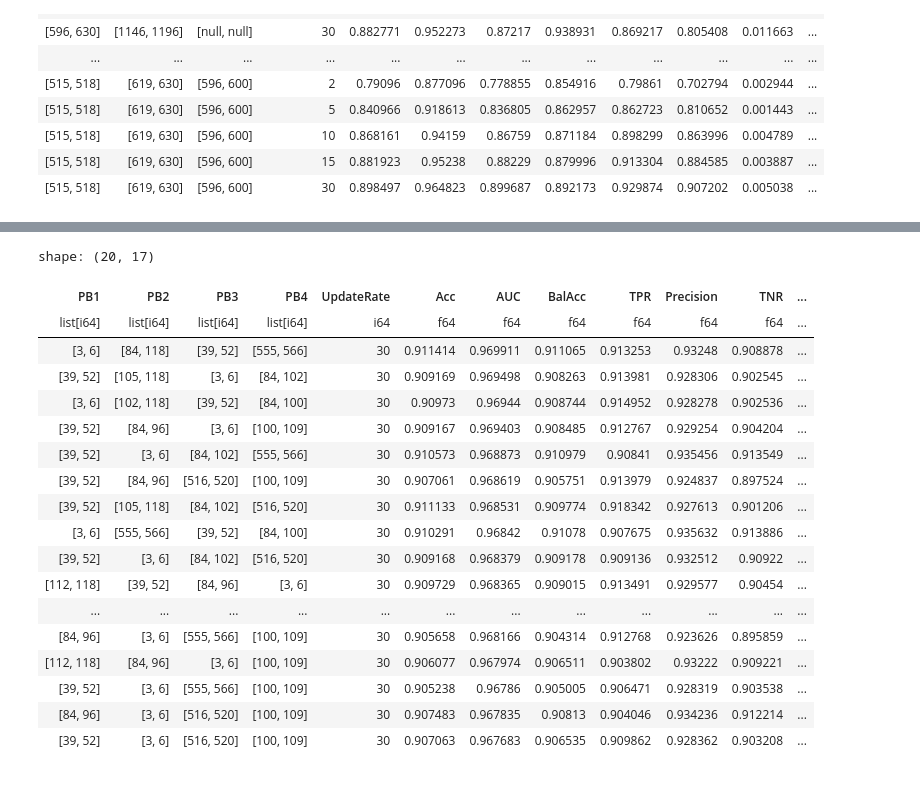
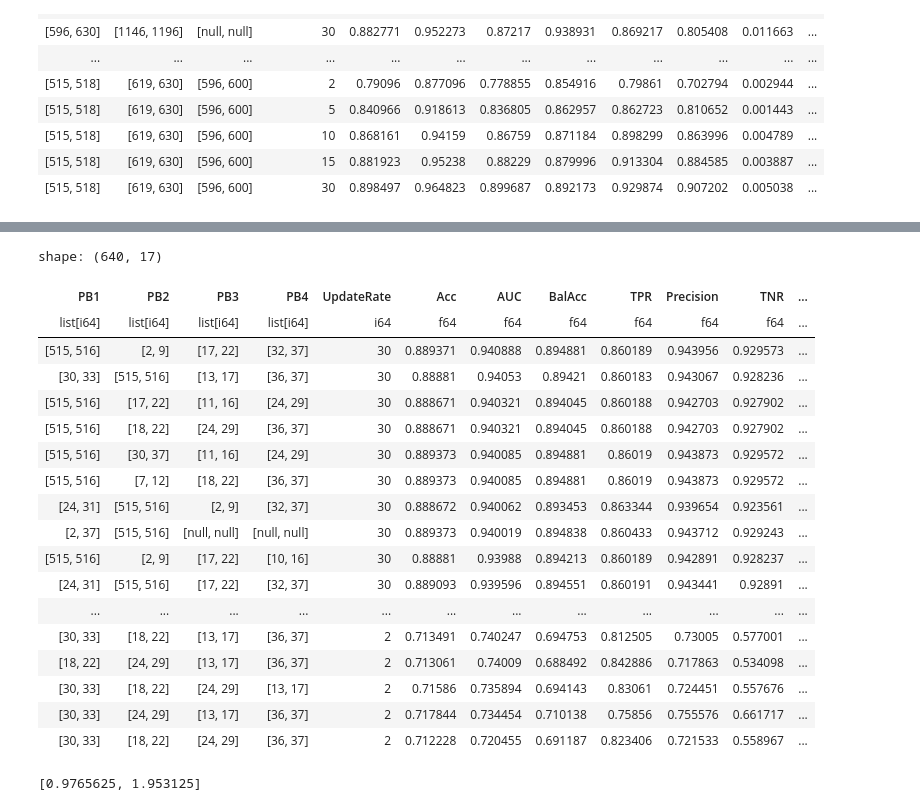
Before and after one commit to claysmyth/LittleStarr, a Jupyter notebook: notebooks/powerband_performance_viz.ipynb, the cells around one changed output, grey strips where cells are left out. Drawn from its saved outputs; the diff is of its cells as text; code cells hidden in the pictures.

```diff
--- a/notebooks/powerband_performance_viz.ipynb
+++ b/notebooks/powerband_performance_viz.ipynb
@@ -60,4 +62,34 @@ VS Code
 parts = {}
 charts = {}
 parts_2 = {}
+# %%
+parts['02L'] = pl.read_parquet('/media/shortterm_ssd/Clay/databases/Sleep_10day_with_autonomic/RCS02L/hyperparameter_search_results_only_cortical.parquet')
+parts['02L_2LDA'] = pl.read_parquet('/media/shortterm_ssd/Clay/databases/Sleep_10day_with_autonomic/RCS02L/hyperparameter_search_results_TwoStepLDATree_only_cortical_scoring_AUC.parquet')
+
+parts['02R'] = pl.read_parquet('/media/shortterm_ssd/Clay/databases/Sleep_10day_with_autonomic/RCS02R/hyperparameter_search_results_only_cortical.parquet')
+parts['02R_2LDA'] = pl.read_parquet('/media/shortterm_ssd/Clay/databases/Sleep_10day_with_autonomic/RCS02R/hyperparameter_search_results_TwoStepLDATree_only_cortical_scoring_AUC.parquet')
+
+parts['03L'] = pl.read_parquet('/media/shortterm_ssd/Clay/databases/Sleep_10day_with_autonomic/RCS03L/hyperparameter_search_results_only_cortical.parquet')
+parts['03L_2LDA'] = pl.read_parquet('/media/shortterm_ssd/Clay/databases/Sleep_10day_with_autonomic/RCS03L/hyperparameter_search_results_TwoStepLDATree_only_cortical_scoring_AUC.parquet')
+
+parts['03R'] = pl.read_parquet('/media/shortterm_ssd/Clay/databases/Sleep_10day_with_autonomic/RCS03R/hyperparameter_search_results_only_cortical.parquet')
+parts['03R_2LDA'] = pl.read_parquet('/media/shortterm_ssd/Clay/databases/Sleep_10day_with_autonomic/RCS03R/hyperparameter_search_results_TwoStepLDATree_only_cortical_scoring_AUC.parquet')
+
+parts['07L'] = pl.read_parquet('/media/shortterm_ssd/Clay/databases/Sleep_10day_with_autonomic/RCS07L/hyperparameter_search_results_only_cortical.parquet')
+parts['07L_2LDA'] = pl.read_parquet('/media/shortterm_ssd/Clay/databases/Sleep_10day_with_autonomic/RCS07L/hyperparameter_search_results_TwoStepLDATree_only_cortical_scoring_AUC.parquet')
+
+parts['07R'] = pl.read_parquet('/media/shortterm_ssd/Clay/databases/Sleep_10day_with_autonomic/RCS07R/hyperparameter_search_results_only_cortical.parquet')
+parts['07R_2LDA'] = pl.read_parquet('/media/shortterm_ssd/Clay/databases/Sleep_10day_with_autonomic/RCS07R/hyperparameter_search_results_TwoStepLDATree_only_cortical_scoring_AUC.parquet')
+
+parts['09L'] = pl.read_parquet('/media/shortterm_ssd/Clay/databases/Sleep_10day_with_autonomic/RCS09L/hyperparameter_search_results_only_cortical.parquet')
+parts['09L_2LDA'] = pl.read_parquet('/media/shortterm_ssd/Clay/databases/Sleep_10day_with_autonomic/RCS09L/hyperparameter_search_results_TwoStepLDATree_only_cortical_scoring_AUC.parquet')
+
+parts['09R'] = pl.read_parquet('/media/shortterm_ssd/Clay/databases/Sleep_10day_with_autonomic/RCS09R/hyperparameter_search_results_only_cortical.parquet')
+parts['09R_2LDA'] = pl.read_parquet('/media/shortterm_ssd/Clay/databases/Sleep_10day_with_autonomic/RCS09R/hyperparameter_search_results_TwoStepLDATree_only_cortical_scoring_AUC.parquet')
+
+parts['16L'] = pl.read_parquet('/media/shortterm_ssd/Clay/databases/Sleep_10day_with_autonomic/RCS16L/hyperparameter_search_results_only_cortical.parquet')
+parts['16L_2LDA'] = pl.read_parquet('/media/shortterm_ssd/Clay/databases/Sleep_10day_with_autonomic/RCS16L/hyperparameter_search_results_TwoStepLDATree_only_cortical_scoring_AUC.parquet')
+
+parts['16R'] = pl.read_parquet('/media/shortterm_ssd/Clay/databases/Sleep_10day_with_autonomic/RCS16R/hyperparameter_search_results_only_cortical.parquet')
+parts['16R_2LDA'] = pl.read_parquet('/media/shortterm_ssd/Clay/databases/Sleep_10day_with_autonomic/RCS16R/hyperparameter_search_results_TwoStepLDATree_only_cortical_scoring_AUC.parquet')
 # %%
@@ -199,10 +223,3 @@ sup_chart.configure_legend(
     )
 # %% [output]
 [interactive output not drawn]
-# %%
-num = 20
-for key in parts.keys():
-    print(key)
-    display(parts[key].sort('AUC', descending=True).head(num))
-    print('Subcortical')
-    display(parts_2[key].sort('AUC', descending=True).head(num))
@@ -363,22 +293,22 @@ IndexError: list index out of range
 # %%
-parts['02L_cort'].sort('AUC', descending=True).head(20)
+parts['02L'].sort('AUC', descending=True)
 # %% [output]
-shape: (20, 17)
+shape: (640, 17)
 | PB1 | PB2 | PB3 | PB4 | UpdateRate | Acc | AUC | BalAcc | TPR | Precision | TNR | ... |
 | list[i64] | list[i64] | list[i64] | list[i64] | i64 | f64 | f64 | f64 | f64 | f64 | f64 | ... |
-| [3, 6] | [84, 118] | [39, 52] | [555, 566] | 30 | 0.911414 | 0.969911 | 0.911065 | 0.913253 | 0.93248 | 0.908878 | ... |
-| [39, 52] | [105, 118] | [3, 6] | [84, 102] | 30 | 0.909169 | 0.969498 | 0.908263 | 0.913981 | 0.928306 | 0.902545 | ... |
-| [3, 6] | [102, 118] | [39, 52] | [84, 100] | 30 | 0.90973 | 0.96944 | 0.908744 | 0.914952 | 0.928278 | 0.902536 | ... |
-| [39, 52] | [84, 96] | [3, 6] | [100, 109] | 30 | 0.909167 | 0.969403 | 0.908485 | 0.912767 | 0.929254 | 0.904204 | ... |
-| [39, 52] | [3, 6] | [84, 102] | [555, 566] | 30 | 0.910573 | 0.968873 | 0.910979 | 0.90841 | 0.935456 | 0.913549 | ... |
-| [39, 52] | [84, 96] | [516, 520] | [100, 109] | 30 | 0.907061 | 0.968619 | 0.905751 | 0.913979 | 0.924837 | 0.897524 | ... |
-| [39, 52] | [105, 118] | [84, 102] | [516, 520] | 30 | 0.911133 | 0.968531 | 0.909774 | 0.918342 | 0.927613 | 0.901206 | ... |
-| [3, 6] | [555, 566] | [39, 52] | [84, 100] | 30 | 0.910291 | 0.96842 | 0.91078 | 0.907675 | 0.935632 | 0.913886 | ... |
-| [39, 52] | [3, 6] | [84, 102] | [516, 520] | 30 | 0.909168 | 0.968379 | 0.909178 | 0.909136 | 0.932512 | 0.90922 | ... |
-| [112, 118] | [39, 52] | [84, 96] | [3, 6] | 30 | 0.909729 | 0.968365 | 0.909015 | 0.913491 | 0.929577 | 0.90454 | ... |
+| [515, 516] | [2, 9] | [17, 22] | [32, 37] | 30 | 0.889371 | 0.940888 | 0.894881 | 0.860189 | 0.943956 | 0.929573 | ... |
+| [30, 33] | [515, 516] | [13, 17] | [36, 37] | 30 | 0.88881 | 0.94053 | 0.89421 | 0.860183 | 0.943067 | 0.928236 | ... |
+| [515, 516] | [17, 22] | [11, 16] | [24, 29] | 30 | 0.888671 | 0.940321 | 0.894045 | 0.860188 | 0.942703 | 0.927902 | ... |
+| [515, 516] | [18, 22] | [24, 29] | [36, 37] | 30 | 0.888671 | 0.940321 | 0.894045 | 0.860188 | 0.942703 | 0.927902 | ... |
+| [515, 516] | [30, 37] | [11, 16] | [24, 29] | 30 | 0.889373 | 0.940085 | 0.894881 | 0.86019 | 0.943873 | 0.929572 | ... |
+| [515, 516] | [7, 12] | [18, 22] | [36, 37] | 30 | 0.889373 | 0.940085 | 0.894881 | 0.86019 | 0.943873 | 0.929572 | ... |
+| [24, 31] | [515, 516] | [2, 9] | [32, 37] | 30 | 0.888672 | 0.940062 | 0.893453 | 0.863344 | 0.939654 | 0.923561 | ... |
+| [2, 37] | [515, 516] | [null, null] | [null, null] | 30 | 0.889373 | 0.940019 | 0.894838 | 0.860433 | 0.943712 | 0.929243 | ... |
+| [515, 516] | [2, 9] | [17, 22] | [10, 16] | 30 | 0.88881 | 0.93988 | 0.894213 | 0.860189 | 0.942891 | 0.928237 | ... |
+| [24, 31] | [515, 516] | [17, 22] | [32, 37] | 30 | 0.889093 | 0.939596 | 0.894551 | 0.860191 | 0.943441 | 0.92891 | ... |
 | ... | ... | ... | ... | ... | ... | ... | ... | ... | ... | ... | ... |
-| [84, 96] | [3, 6] | [555, 566] | [100, 109] | 30 | 0.905658 | 0.968166 | 0.904314 | 0.912768 | 0.923626 | 0.895859 | ... |
-| [112, 118] | [84, 96] | [3, 6] | [100, 109] | 30 | 0.906077 | 0.967974 | 0.906511 | 0.903802 | 0.93222 | 0.909221 | ... |
-| [39, 52] | [3, 6] | [555, 566] | [100, 109] | 30 | 0.905238 | 0.96786 | 0.905005 | 0.906471 | 0.928319 | 0.903538 | ... |
-| [84, 96] | [3, 6] | [516, 520] | [100, 109] | 30 | 0.907483 | 0.967835 | 0.90813 | 0.904046 | 0.934236 | 0.912214 | ... |
-| [39, 52] | [3, 6] | [516, 520] | [100, 109] | 30 | 0.907063 | 0.967683 | 0.906535 | 0.909862 | 0.928362 | 0.903208 | ... |
+| [30, 33] | [18, 22] | [13, 17] | [36, 37] | 2 | 0.713491 | 0.740247 | 0.694753 | 0.812505 | 0.73005 | 0.577001 | ... |
+| [18, 22] | [24, 29] | [13, 17] | [36, 37] | 2 | 0.713061 | 0.74009 | 0.688492 | 0.842886 | 0.717863 | 0.534098 | ... |
+| [30, 33] | [18, 22] | [24, 29] | [13, 17] | 2 | 0.71586 | 0.735894 | 0.694143 | 0.83061 | 0.724451 | 0.557676 | ... |
+| [30, 33] | [24, 29] | [13, 17] | [36, 37] | 2 | 0.717844 | 0.734454 | 0.710138 | 0.75856 | 0.755576 | 0.661717 | ... |
+| [30, 33] | [18, 22] | [24, 29] | [36, 37] | 2 | 0.712228 | 0.720455 | 0.691187 | 0.823406 | 0.721533 | 0.558967 | ... |
@@ -384,0 +333,4 @@ shape: (20, 17)
+# %%
+index_to_frequency([2, 4], 500, 1024)
+# %% [output]
+[0.9765625, 1.953125]
```
Also changed, not shown: parts of 15 cells of this notebook, 10 other files.
